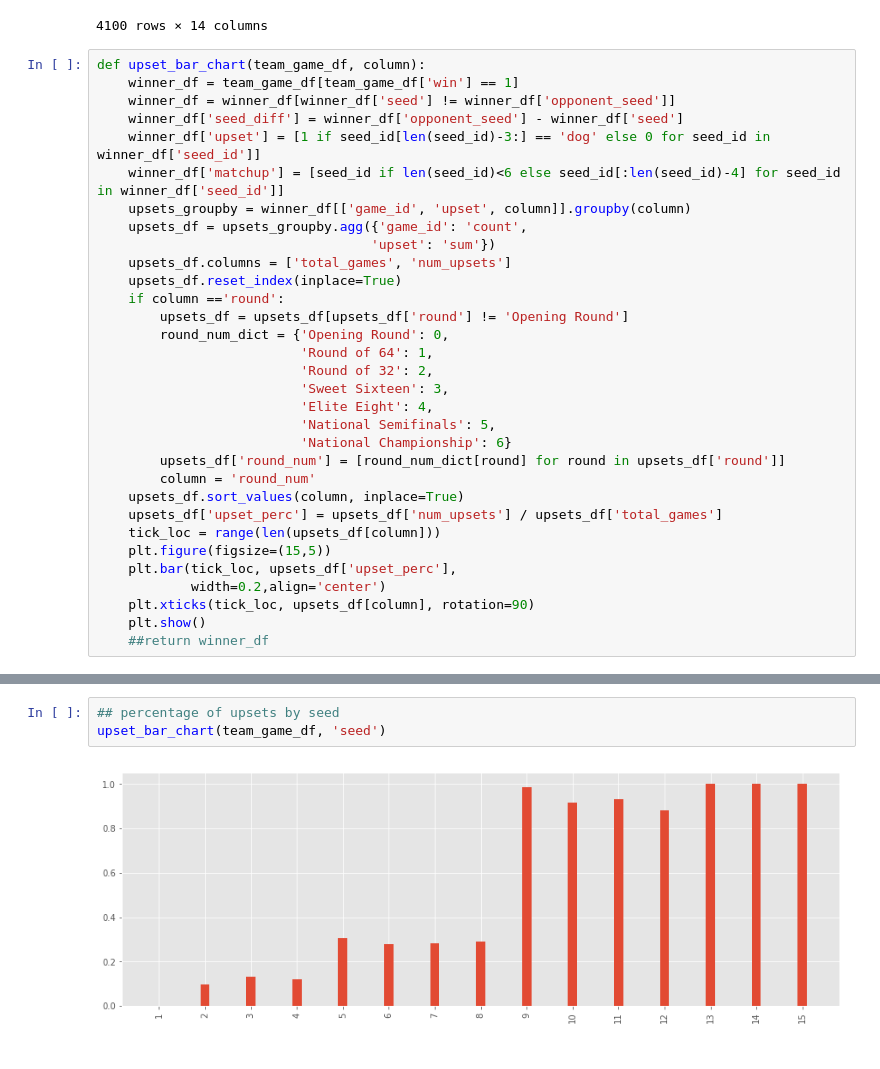
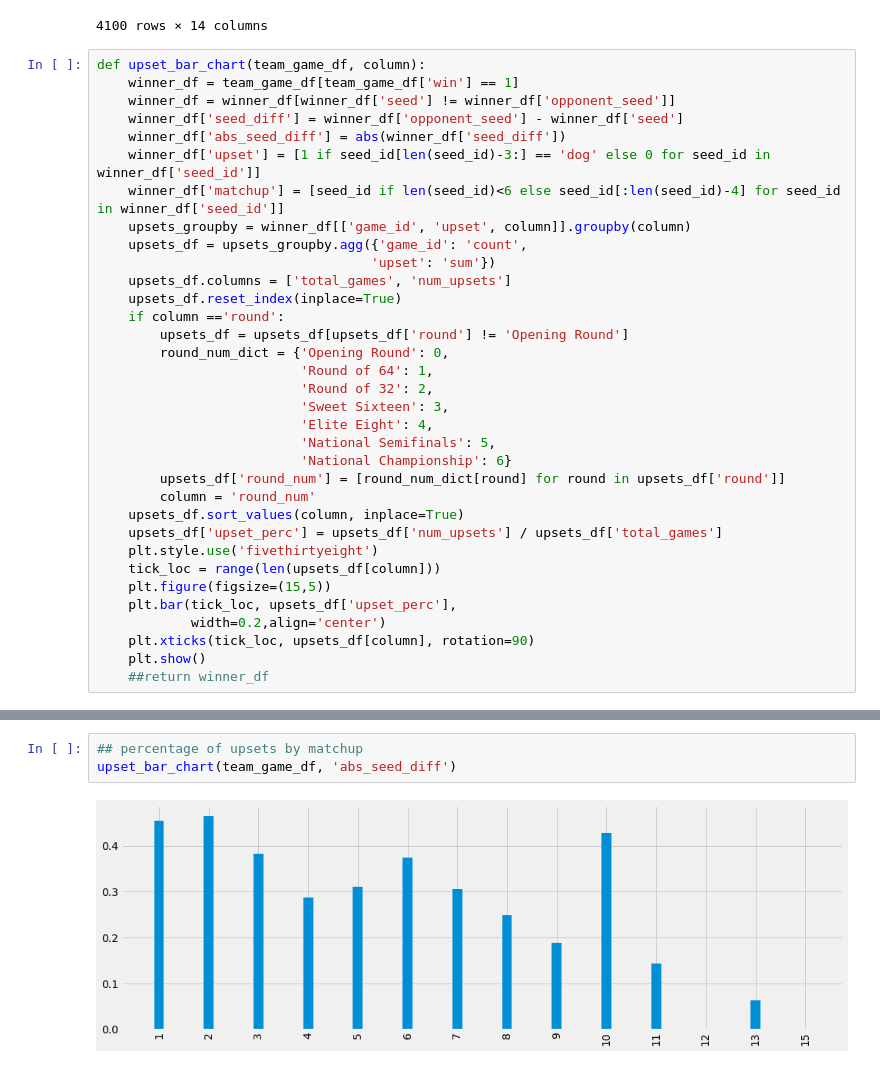
Before and after one commit to mmclaughlin87/march-madness-historical-perfomance, a Jupyter notebook: matchup_summary/Upsets Per Round.ipynb, the cells around one changed output, grey strips where cells are left out. Saved outputs shown, nothing was run; the diff lists cells and outputs as text.

Commit message:
finished matchup summary analysis

```diff
--- a/matchup_summary/Upsets Per Round.ipynb
+++ b/matchup_summary/Upsets Per Round.ipynb
@@ -30,6 +31,7 @@ def upset_bar_chart(team_game_df, column):
     winner_df = team_game_df[team_game_df['win'] == 1]
     winner_df = winner_df[winner_df['seed'] != winner_df['opponent_seed']]
     winner_df['seed_diff'] = winner_df['opponent_seed'] - winner_df['seed']
+    winner_df['abs_seed_diff'] = abs(winner_df['seed_diff'])
     winner_df['upset'] = [1 if seed_id[len(seed_id)-3:] == 'dog' else 0 for seed_id in winner_df['seed_id']]
     winner_df['matchup'] = [seed_id if len(seed_id)<6 else seed_id[:len(seed_id)-4] for seed_id in winner_df['seed_id']]
     upsets_groupby = winner_df[['game_id', 'upset', column]].groupby(column)
@@ -50,6 +52,7 @@ def upset_bar_chart(team_game_df, column):
         column = 'round_num'
     upsets_df.sort_values(column, inplace=True)
     upsets_df['upset_perc'] = upsets_df['num_upsets'] / upsets_df['total_games']
+    plt.style.use('fivethirtyeight')
     tick_loc = range(len(upsets_df[column]))
     plt.figure(figsize=(15,5))
     plt.bar(tick_loc, upsets_df['upset_perc'],
@@ -75,8 +78,8 @@ upset_bar_chart(team_game_df, 'matchup')
 # %%
-## percentage of upsets by seed
-upset_bar_chart(team_game_df, 'seed')
+## percentage of upsets by matchup
+upset_bar_chart(team_game_df, 'abs_seed_diff')
 # %% [output]
-[figure, old version]
+[figure, new version]
 # %%
 def upset_scatter(team_game_df, column):
     winner_df = team_game_df[team_game_df['win'] == 1]
```
Also changed, not shown: parts of 25 cells of this notebook, 1 other file.
